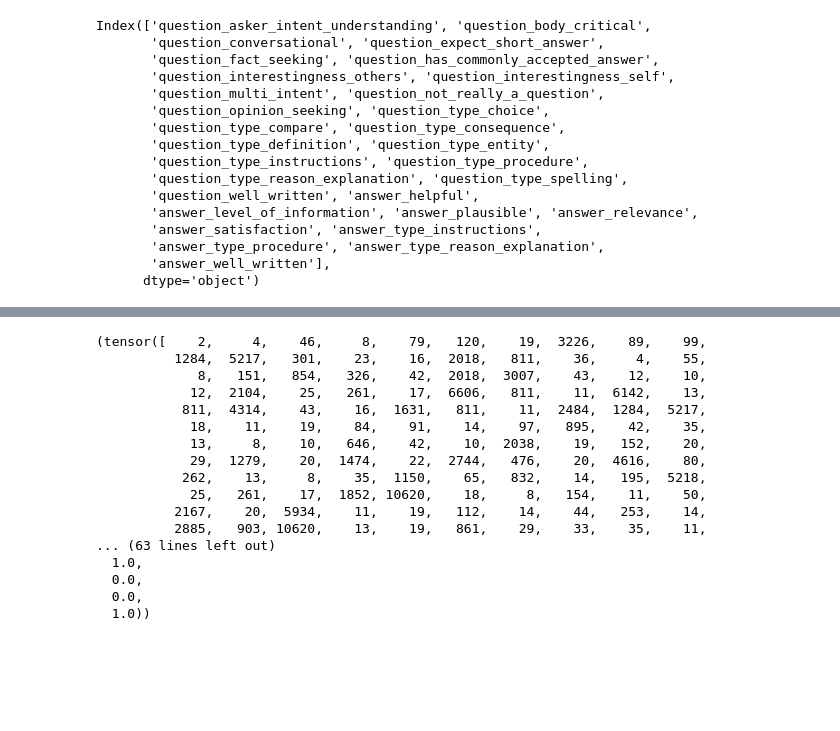
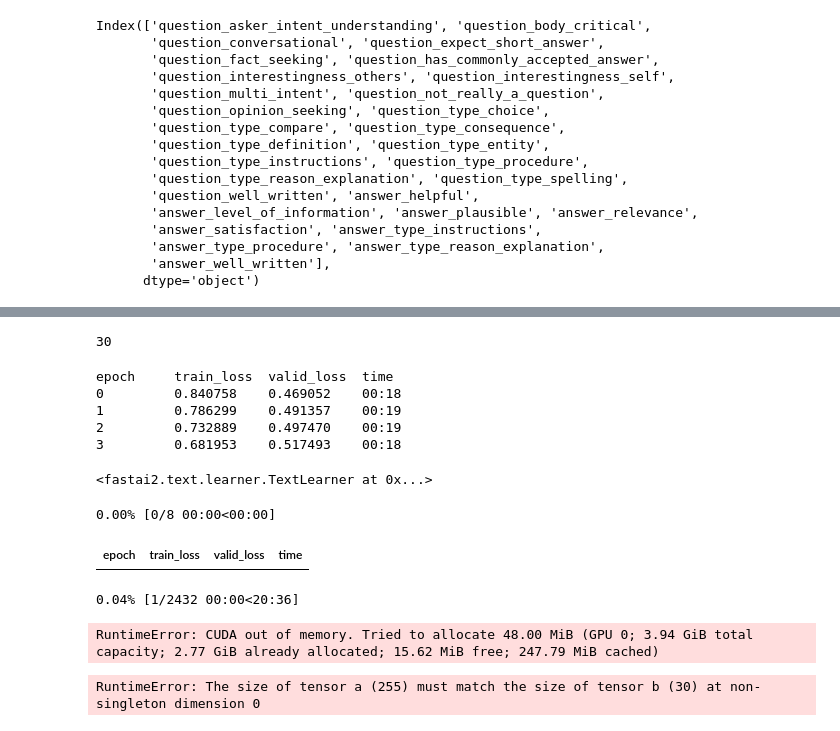
Before and after one commit to mrdbarros/gquest_nbdev, a Jupyter notebook: 01_decoder.ipynb, the cells around one changed output, grey strips where cells are left out. Cells and saved outputs as stored; diff of their text form; code cells hidden in the pictures; blank space fills up the shorter version.

Commit message:
working decoder

```diff
--- a/01_decoder.ipynb
+++ b/01_decoder.ipynb
@@ -115,20 +169,22 @@ AttributeError: 'tuple' object has no attribute 'show'
 # %%
-learn = text_classifier_learner(dbunch, AWD_LSTM, metrics=[accuracy], path=path,drop_mult=0.5)
+#export
+#learn = text_classifier_learner(dbunch, AWD_LSTM, metrics=[accuracy], path=data_path,drop_mult=0.5)
+learn = text_regression_learner(dbunch, AWD_LSTM,seq_len=10, path=data_path,drop_mult=0.5).to_fp16()
-# %% [output]
-(tensor([    2,     4,    46,     8,    79,   120,    19,  3226,    89,    99,
-          1284,  5217,   301,    23,    16,  2018,   811,    36,     4,    55,
-             8,   151,   854,   326,    42,  2018,  3007,    43,    12,    10,
-            12,  2104,    25,   261,    17,  6606,   811,    11,  6142,    13,
-           811,  4314,    43,    16,  1631,   811,    11,  2484,  1284,  5217,
-            18,    11,    19,    84,    91,    14,    97,   895,    42,    35,
-            13,     8,    10,   646,    42,    10,  2038,    19,   152,    20,
-            29,  1279,    20,  1474,    22,  2744,   476,    20,  4616,    80,
-           262,    13,     8,    35,  1150,    65,   832,    14,   195,  5218,
-            25,   261,    17,  1852, 10620,    18,     8,   154,    11,    50,
-          2167,    20,  5934,    11,    19,   112,    14,    44,   253,    14,
-          2885,   903, 10620,    13,    19,   861,    29,    33,    35,    11,
-... (63 lines left out)
-  1.0,
-  0.0,
-  0.0,
-  1.0))
+# %%
+#export
+learn = learn.load_encoder('enc1')
+# %%
+#export
+len(target_columns)
+# %% [output]
+30
+# %%
+#export
+#pdb.set_trace()
+learn.fit_one_cycle(4, moms=(0.8,0.7,0.8))
+# %% [output]
+epoch     train_loss  valid_loss  time
+0         0.840758    0.469052    00:18
+1         0.786299    0.491357    00:19
+2         0.732889    0.497470    00:19
+3         0.681953    0.517493    00:18
@@ -134,0 +193,17 @@ learn = text_classifier_learner(dbunch, AWD_LSTM, metrics=[accuracy], path=path,
+# %%
+learn.load("first_decoder")
+# %% [output]
+<fastai2.text.learner.TextLearner at 0x...>
+# %%
+learn.unfreeze()
+learn.opt = learn.create_opt()
+learn.fit_one_cycle(8, slice(1e-5,1e-3))
+# %% [output]
+0.00% [0/8 00:00<00:00]
+| epoch | train_loss | valid_loss | time |
+0.04% [1/2432 00:00<20:36]
+RuntimeError: CUDA out of memory. Tried to allocate 48.00 MiB (GPU 0; 3.94 GiB total capacity; 2.77 GiB already allocated; 15.62 MiB free; 247.79 MiB cached)
+# %%
+x,y in dbunch.valid_ds[0]
+# %% [output]
+RuntimeError: The size of tensor a (255) must match the size of tensor b (30) at non-singleton dimension 0
```
Also changed, not shown: parts of 27 cells of this notebook, 3 other files.
